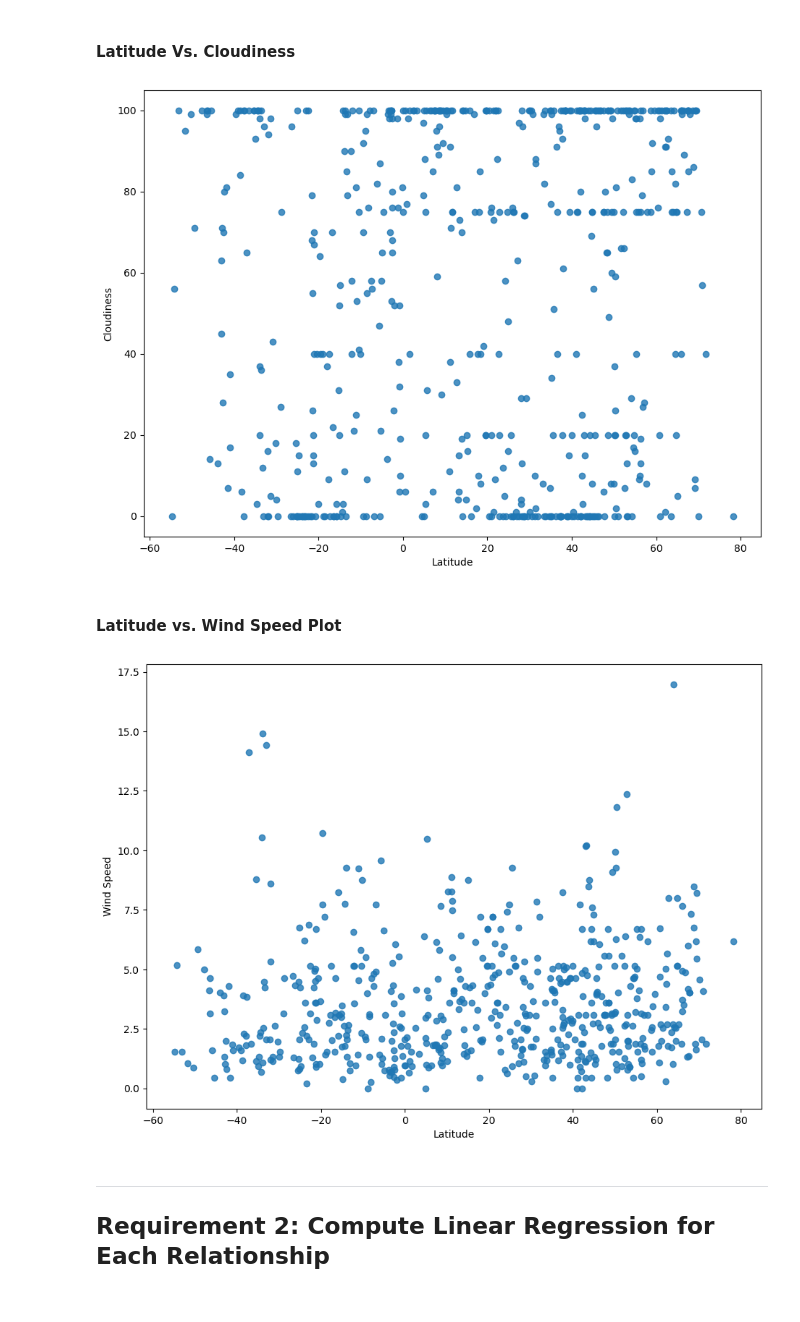
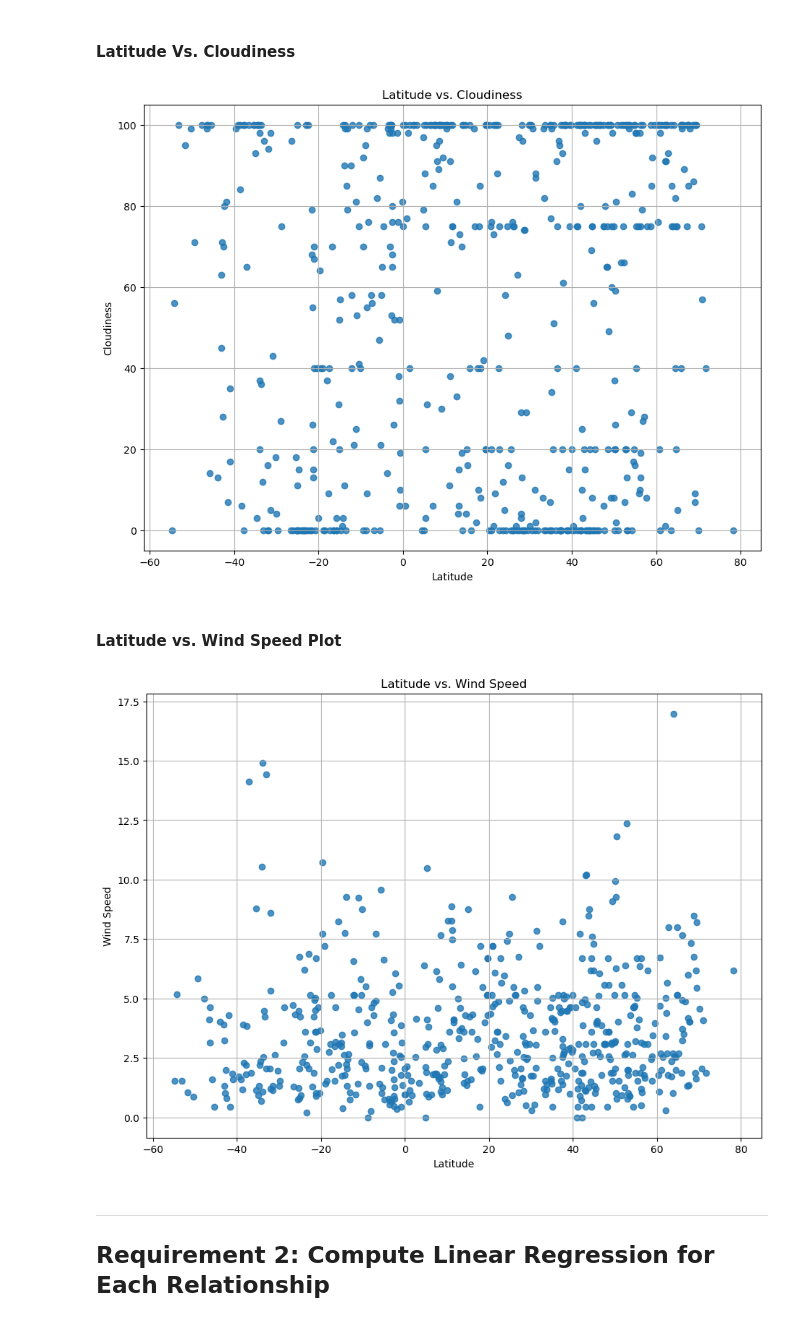
Before and after one commit to kimmiekc/python-api-challenge, a Jupyter notebook: WeatherPy/WeatherPy.ipynb, the cells around one changed output. Saved outputs shown, nothing was run; the diff lists cells and outputs as text; code cells hidden in the pictures.

```diff
--- a/WeatherPy/WeatherPy.ipynb
+++ b/WeatherPy/WeatherPy.ipynb
@@ -235,21 +237,22 @@ plt.show()
 # %%
 # Build the scatter plots for latitude vs. cloudiness
 x_values = city_data_df["Lat"]
 y_values = city_data_df["Cloudiness"]
 
 # Incorporate the other graph properties
 fig1, ax1 = plt.subplots(figsize=(11,8))
 plt.scatter(x_values, y_values, marker="o", alpha=0.8)
 plt.xlabel("Latitude")
 plt.ylabel("Cloudiness")
-
+plt.title("Latitude vs. Cloudiness")
+plt.grid()
 # Save the figure
 plt.savefig("../output_data/Fig3.png")
 
 # Show plot
 plt.show()
 # %% [output]
-[figure, old version]
+[figure, new version]
 # %% [markdown]
 #### Latitude vs. Wind Speed Plot
 # %%
@@ -260,15 +263,17 @@ y_values = city_data_df["Wind Speed"]
 # Incorporate the other graph properties
 fig1, ax1 = plt.subplots(figsize=(11,8))
 plt.scatter(x_values, y_values, marker="o", alpha=0.8)
+plt.title("Latitude vs. Wind Speed")
 plt.xlabel("Latitude")
 plt.ylabel("Wind Speed")
+plt.grid()
 # Save the figure
 plt.savefig("../output_data/Fig4.png")
 
 # Show plot
 plt.show()
 # %% [output]
-[figure, old version]
+[figure, new version]
 # %% [markdown]
 ---
 
```
Also changed, not shown: parts of 1 cell of this notebook, 3 other files.
